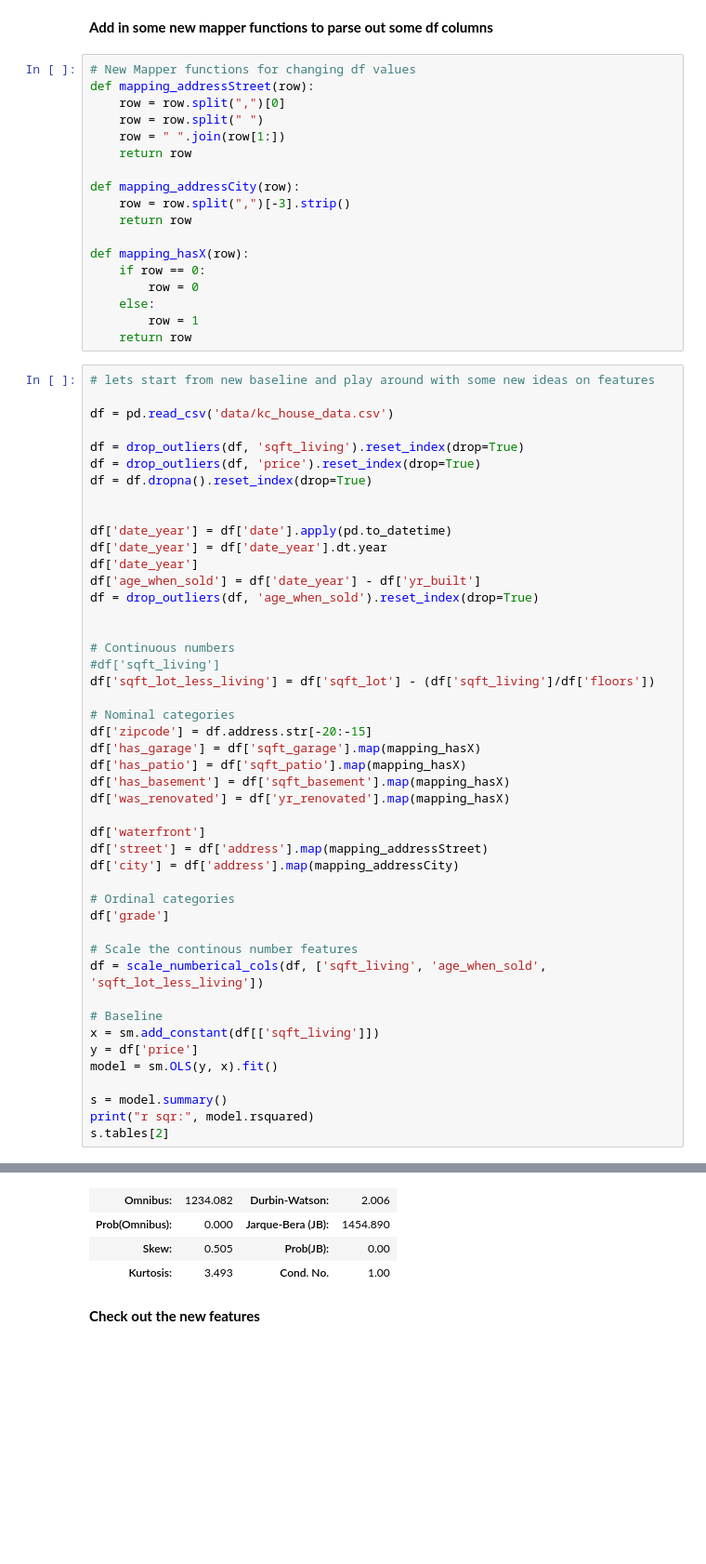
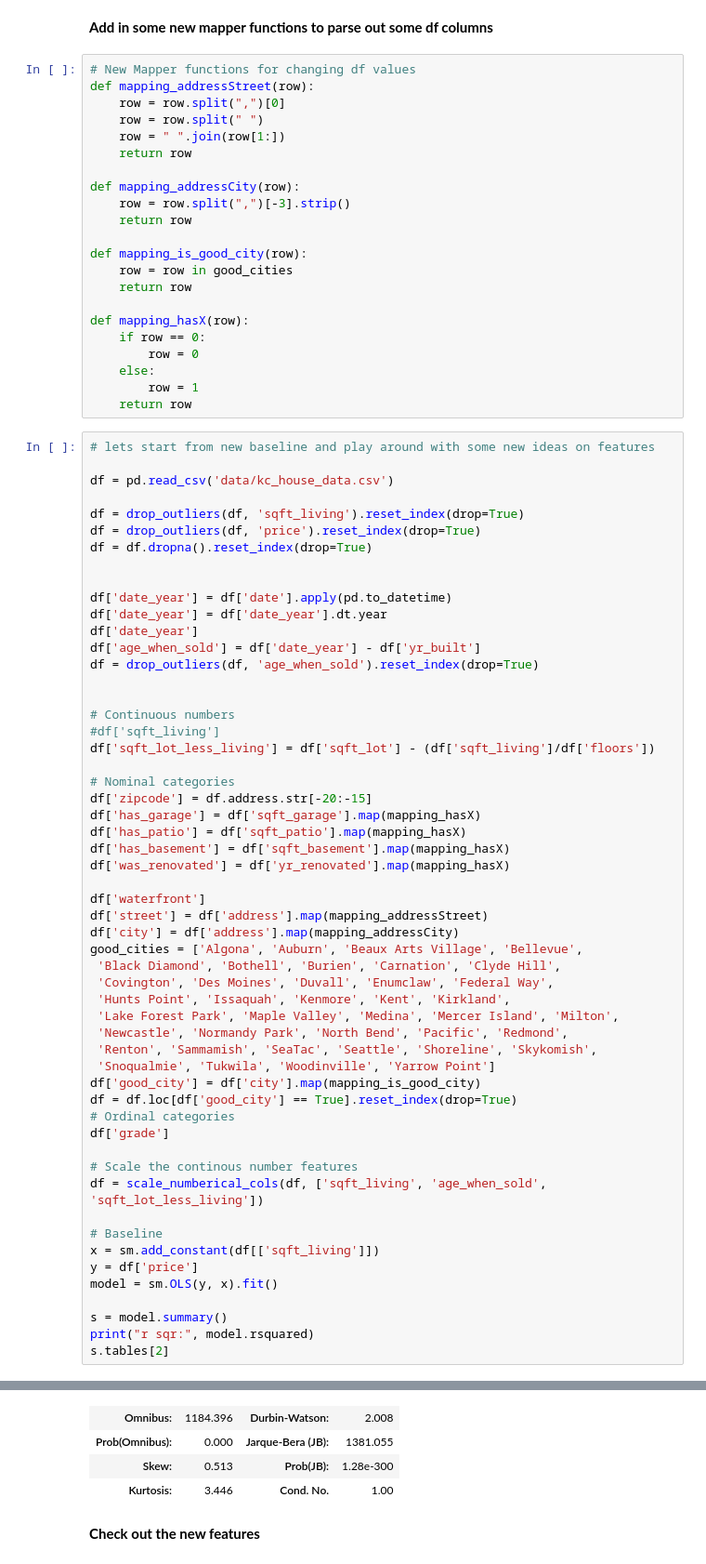
Before and after one commit to ilanhaskel/Real_Estate_Sale_Price_Predictor, a Jupyter notebook: eda_clean_ilan_assumptions-AddNate.ipynb, the cells around one changed output, grey strips where cells are left out. Shown at 93% size. Cells and saved outputs as stored; diff of their text form; blank space fills up the shorter version.

```diff
--- a/eda_clean_ilan_assumptions-AddNate.ipynb
+++ b/eda_clean_ilan_assumptions-AddNate.ipynb
@@ -991,6 +991,10 @@ def mapping_addressCity(row):
     row = row.split(",")[-3].strip()
     return row
 
+def mapping_is_good_city(row):
+    row = row in good_cities
+    return row
+
 def mapping_hasX(row):
     if row == 0:
         row = 0
@@ -1028,7 +1032,16 @@ df['was_renovated'] = df['yr_renovated'].map(mapping_hasX)
 df['waterfront']
 df['street'] = df['address'].map(mapping_addressStreet)
 df['city'] = df['address'].map(mapping_addressCity)
-
+good_cities = ['Algona', 'Auburn', 'Beaux Arts Village', 'Bellevue',
+ 'Black Diamond', 'Bothell', 'Burien', 'Carnation', 'Clyde Hill',
+ 'Covington', 'Des Moines', 'Duvall', 'Enumclaw', 'Federal Way',
+ 'Hunts Point', 'Issaquah', 'Kenmore', 'Kent', 'Kirkland',
+ 'Lake Forest Park', 'Maple Valley', 'Medina', 'Mercer Island', 'Milton',
+ 'Newcastle', 'Normandy Park', 'North Bend', 'Pacific', 'Redmond',
+ 'Renton', 'Sammamish', 'SeaTac', 'Seattle', 'Shoreline', 'Skykomish',
+ 'Snoqualmie', 'Tukwila', 'Woodinville', 'Yarrow Point']
+df['good_city'] = df['city'].map(mapping_is_good_city)
+df = df.loc[df['good_city'] == True].reset_index(drop=True)
 # Ordinal categories
 df['grade']
 
@@ -1048,7 +1061,7 @@ r sqr: 0.29808815794081
-| Omnibus: | 1234.082 | Durbin-Watson: | 2.006 |
-| Prob(Omnibus): | 0.000 | Jarque-Bera (JB): | 1454.890 |
-| Skew: | 0.505 | Prob(JB): | 0.00 |
-| Kurtosis: | 3.493 | Cond. No. | 1.00 |
+| Omnibus: | 1184.396 | Durbin-Watson: | 2.008 |
+| Prob(Omnibus): | 0.000 | Jarque-Bera (JB): | 1381.055 |
+| Skew: | 0.513 | Prob(JB): | 1.28e-300 |
+| Kurtosis: | 3.446 | Cond. No. | 1.00 |
 # %% [markdown]
 **Check out the new features**
 # %%
```
Also changed, not shown: parts of 61 cells of this notebook.
